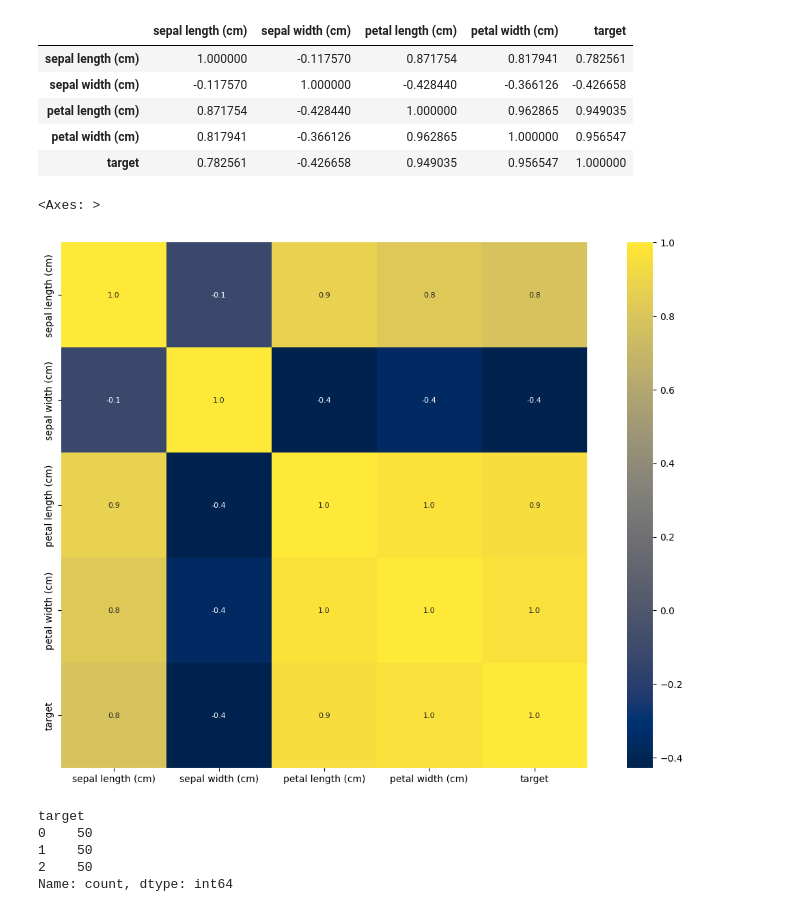
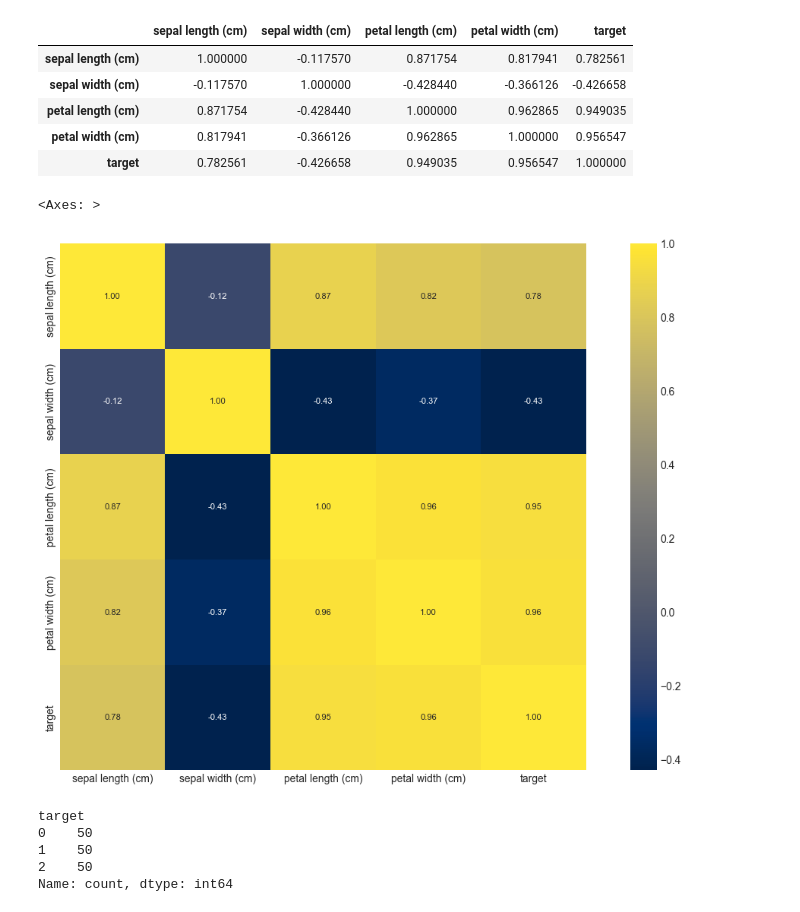
Before and after one commit to Octo-Data-Scientist/Machine-Learning-Projects, a Jupyter notebook: iris.ipynb, the cells around one changed output. Drawn from its saved outputs; the diff is of its cells as text; code cells hidden in the pictures.

```diff
--- a/iris.ipynb
+++ b/iris.ipynb
@@ -92,3 +93,6 @@ iris.describe()
 | 50% | 5.800000 | 3.000000 | 4.350000 | 1.300000 | 1.000000 |
 | 75% | 6.400000 | 3.300000 | 5.100000 | 1.800000 | 2.000000 |
 | max | 7.900000 | 4.400000 | 6.900000 | 2.500000 | 2.000000 |
+# %%
+print(plt.style.available)
+plt.style.use("seaborn-v0_8-dark")
@@ -112,11 +118,11 @@ iris_corr
 | target | 0.782561 | -0.426658 | 0.949035 | 0.956547 | 1.000000 |
 # %%
 # heatmap of the dataframe
-plt.figure(figsize = (15, 10))
-sns.heatmap(data = iris_corr, cmap = "cividis", annot = True, annot_kws = {"size" : 8}, linecolor = "black", fmt = ".1f", cbar = True, square = True)
+plt.figure(figsize = (15, 9))
+sns.heatmap(data = iris_corr, cmap = "cividis", annot = True, annot_kws = {"size" : 8}, linecolor = "black", fmt = ".2f", cbar = True, square = True)
 # %% [output]
 <Axes: >
-[figure, old version]
+[figure, new version]
 # %%
 # number of instances in the dataframe (0 : setosa, 1 : versicolor, 2 : virginica)
 iris["target"].value_counts()
```
Also changed, not shown: parts of 75 cells of this notebook.
